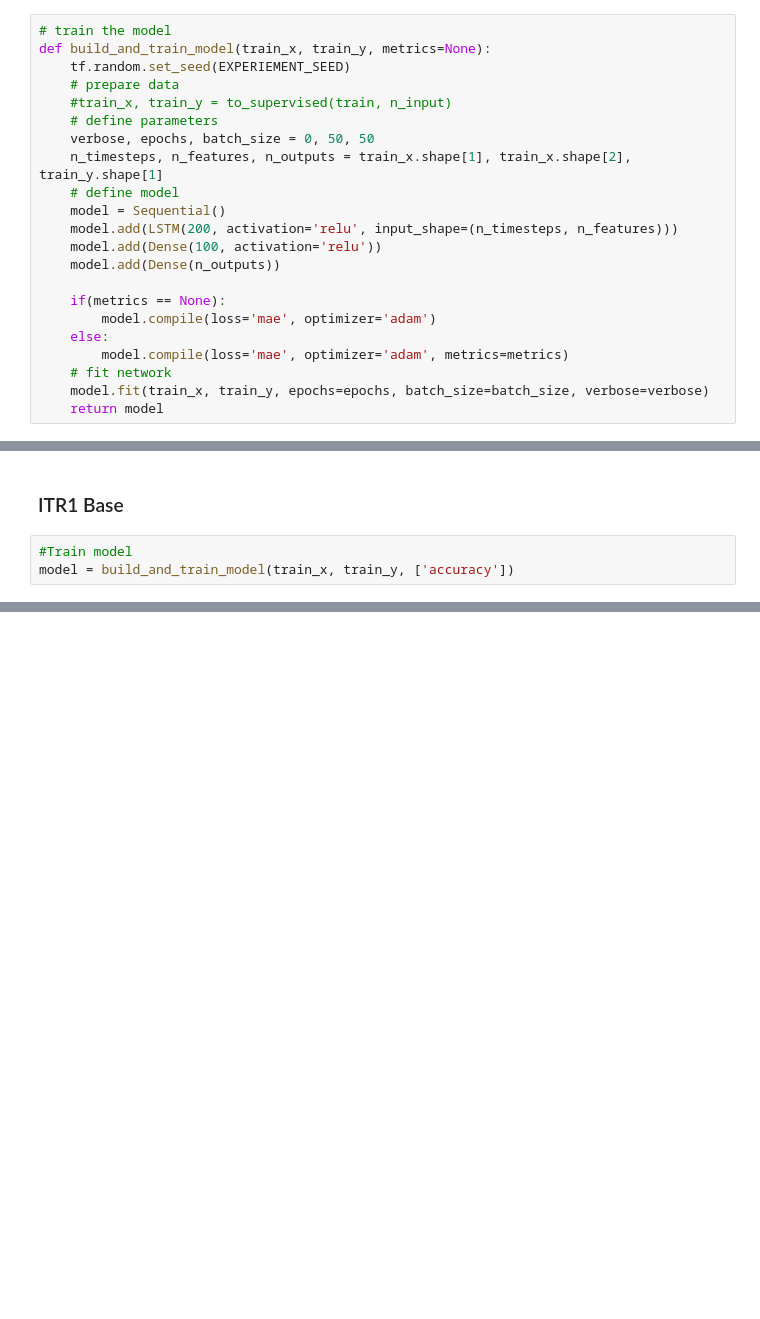
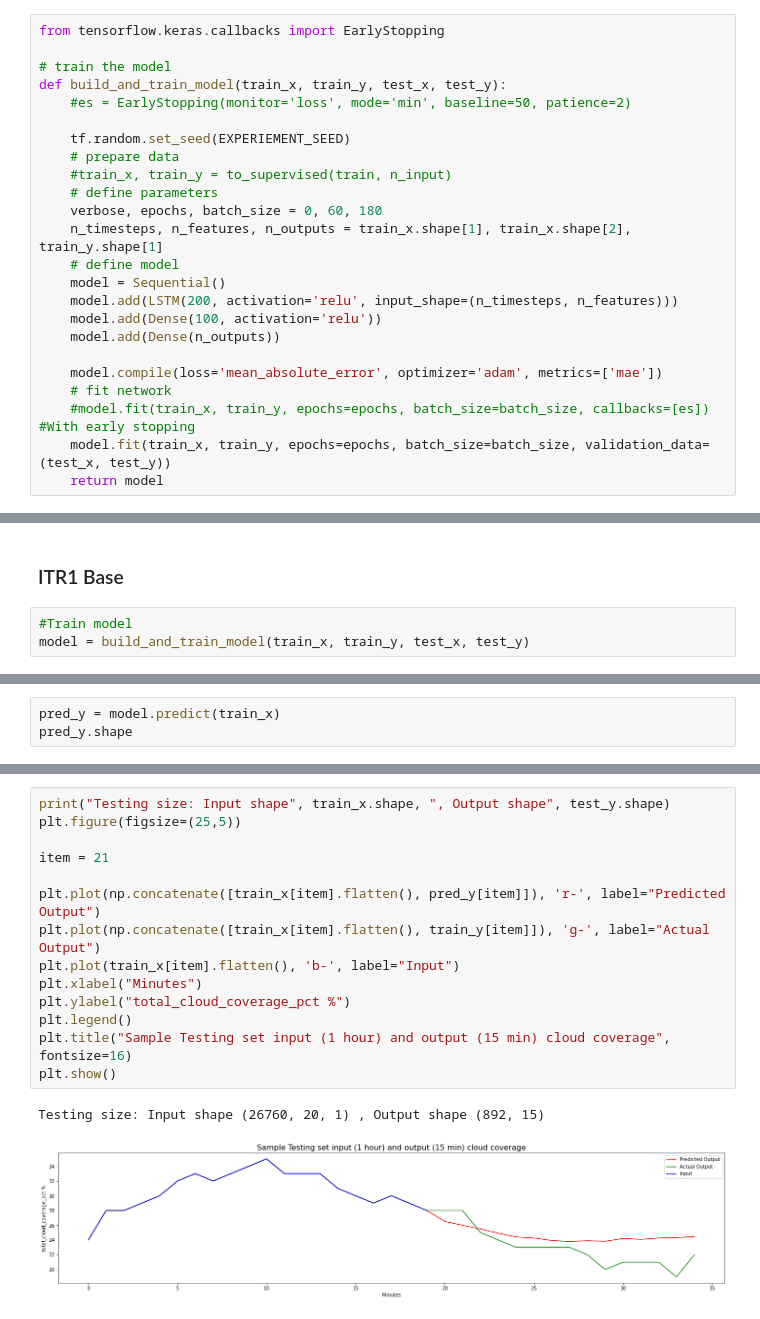
Before and after one commit to mrutyunjay17/solar-cloud-coverage-prediction, a Jupyter notebook: experiment_1.ipynb, the cells around one changed output, grey strips where cells are left out. Cells and saved outputs as stored; diff of their text form; blank space fills up the shorter version.

```diff
--- a/experiment_1.ipynb
+++ b/experiment_1.ipynb
@@ -256,11 +260,15 @@ def to_supervised(train, n_input, n_out=15):
 # %%
+from tensorflow.keras.callbacks import EarlyStopping
+
 # train the model
-def build_and_train_model(train_x, train_y, metrics=None):
+def build_and_train_model(train_x, train_y, test_x, test_y):
+    #es = EarlyStopping(monitor='loss', mode='min', baseline=50, patience=2)
+
     tf.random.set_seed(EXPERIEMENT_SEED)
     # prepare data
     #train_x, train_y = to_supervised(train, n_input)
     # define parameters
-    verbose, epochs, batch_size = 0, 50, 50
+    verbose, epochs, batch_size = 0, 60, 180
     n_timesteps, n_features, n_outputs = train_x.shape[1], train_x.shape[2], train_y.shape[1]
     # define model
     model = Sequential()
@@ -268,11 +276,9 @@ def build_and_train_model(train_x, train_y, metrics=None):
     model.add(Dense(100, activation='relu'))
     model.add(Dense(n_outputs))
 
-    if(metrics == None):
-        model.compile(loss='mae', optimizer='adam')
-    else:
-        model.compile(loss='mae', optimizer='adam', metrics=metrics)
+    model.compile(loss='mean_absolute_error', optimizer='adam', metrics=['mae'])
     # fit network
-    model.fit(train_x, train_y, epochs=epochs, batch_size=batch_size, verbose=verbose)
+    #model.fit(train_x, train_y, epochs=epochs, batch_size=batch_size, callbacks=[es])  #With early stopping
+    model.fit(train_x, train_y, epochs=epochs, batch_size=batch_size, validation_data=(test_x, test_y))
     return model
 # %%
@@ -365,4 +402,4 @@ Test shape: X (406, 60, 1)  y (406, 15)
 ### ITR1 Base
 # %%
 #Train model
-model = build_and_train_model(train_x, train_y, ['accuracy'])
+model = build_and_train_model(train_x, train_y, test_x, test_y)
@@ -389,0 +442,3 @@ pd.DataFrame([dataset[1,60:75,-1], predictions[0]], columns=PRED_COLS, index=["A
+# %%
+pred_y = model.predict(train_x)
+pred_y.shape
@@ -389,0 +447,17 @@ pd.DataFrame([dataset[1,60:75,-1], predictions[0]], columns=PRED_COLS, index=["A
+# %%
+print("Testing size: Input shape", train_x.shape, ", Output shape", test_y.shape)
+plt.figure(figsize=(25,5))
+
+item = 21
+
+plt.plot(np.concatenate([train_x[item].flatten(), pred_y[item]]), 'r-', label="Predicted Output")
+plt.plot(np.concatenate([train_x[item].flatten(), train_y[item]]), 'g-', label="Actual Output")
+plt.plot(train_x[item].flatten(), 'b-', label="Input")
+plt.xlabel("Minutes")
+plt.ylabel("total_cloud_coverage_pct %")
+plt.legend()
+plt.title("Sample Testing set input (1 hour) and output (15 min) cloud coverage", fontsize=16)
+plt.show()
+# %% [output]
+Testing size: Input shape (26760, 20, 1) , Output shape (892, 15)
+[figure, added]
```
Also changed, not shown: parts of 15 cells of this notebook, 1 other file.
